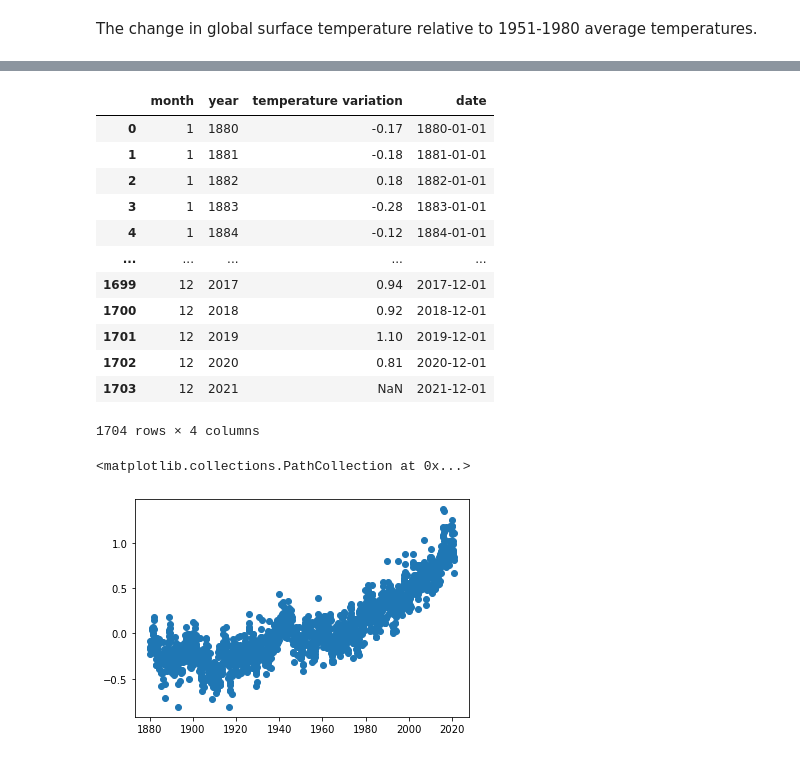
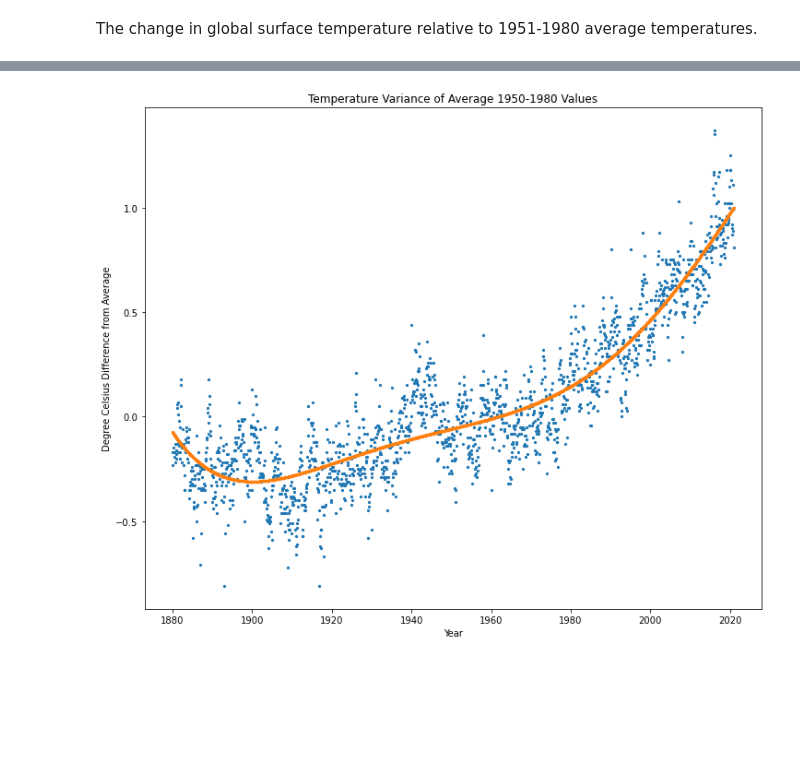
Before and after one commit to sopkojos/bird_migration, a Jupyter notebook: bird_migration_project/bird_migration_working.ipynb, the cells around one changed output, grey strips where cells are left out. Drawn from its saved outputs; the diff is of its cells as text; code cells hidden in the pictures; blank space fills up the shorter version.

```diff
--- a/bird_migration_project/bird_migration_working.ipynb
+++ b/bird_migration_project/bird_migration_working.ipynb
@@ -33,6 +36,8 @@ def ebird_import(filename):
 def weather_import(weather_filename):
     '''imports csv file for NASAs GLOBAL LAND-OCEAN TEMPERATURE INDEX. function will also convert into the same date format as the latitude index'''
     df_w = pd.read_csv(weather_filename)
+
+    df_w.dropna(how='all')
     temperature_index = pd.melt(df_w, id_vars=['year'], value_vars = ['1','2','3','4','5','6','7','8','9','10','11','12'],var_name = 'month',value_name='temperature variation')
     temperature_index = temperature_index[['month','year','temperature variation']]
     temperature_index.set_index('month','Year')
@@ -57,2 +66,16 @@ def position_index(filename):
-# %%
-x = weather_import('gloti_data.csv')
+# %%
+def temperature_plot(filename):
+    '''Uses an inputted csv file for the tempearature data and plots it along with a 5th order regression'''
+    x = weather_import(filename)
+    plt.figure(figsize=(12,10))
+    plt.scatter(x['date'],x['temperature variation'],s = 5)
+    plt.title('Temperature Variance of Average 1950-1980 Values')
+    plt.ylabel('Degree Celsius Difference from Average')
+    plt.xlabel('Year')
+
+    dd = mdates.date2num(x['date'])
+    pfit5 = np.polyfit(dd,x['temperature variation'],5)
+    p5 = np.poly1d(pfit5)
+
+    plt.scatter(dd,p5(dd),s=5)
+    return
@@ -84,21 +105,4 @@ y
-# %%
-x
-# %% [output]
-|  | month | year | temperature variation | date |
-| 0 | 1 | 1880 | -0.17 | 1880-01-01 |
-| 1 | 1 | 1881 | -0.18 | 1881-01-01 |
-| 2 | 1 | 1882 | 0.18 | 1882-01-01 |
-| 3 | 1 | 1883 | -0.28 | 1883-01-01 |
-| 4 | 1 | 1884 | -0.12 | 1884-01-01 |
-| ... | ... | ... | ... | ... |
-| 1699 | 12 | 2017 | 0.94 | 2017-12-01 |
-| 1700 | 12 | 2018 | 0.92 | 2018-12-01 |
-| 1701 | 12 | 2019 | 1.10 | 2019-12-01 |
-| 1702 | 12 | 2020 | 0.81 | 2020-12-01 |
-| 1703 | 12 | 2021 | NaN | 2021-12-01 |
-1704 rows × 4 columns
-# %%
-plt.scatter(x['date'],x['temperature variation'])
-# %% [output]
-<matplotlib.collections.PathCollection at 0x...>
-[figure, removed]
+# %%
+temperature_plot('gloti_data.csv')
+# %% [output]
+[figure, added]
```
Also changed, not shown: parts of 7 cells of this notebook, 1 other file.
